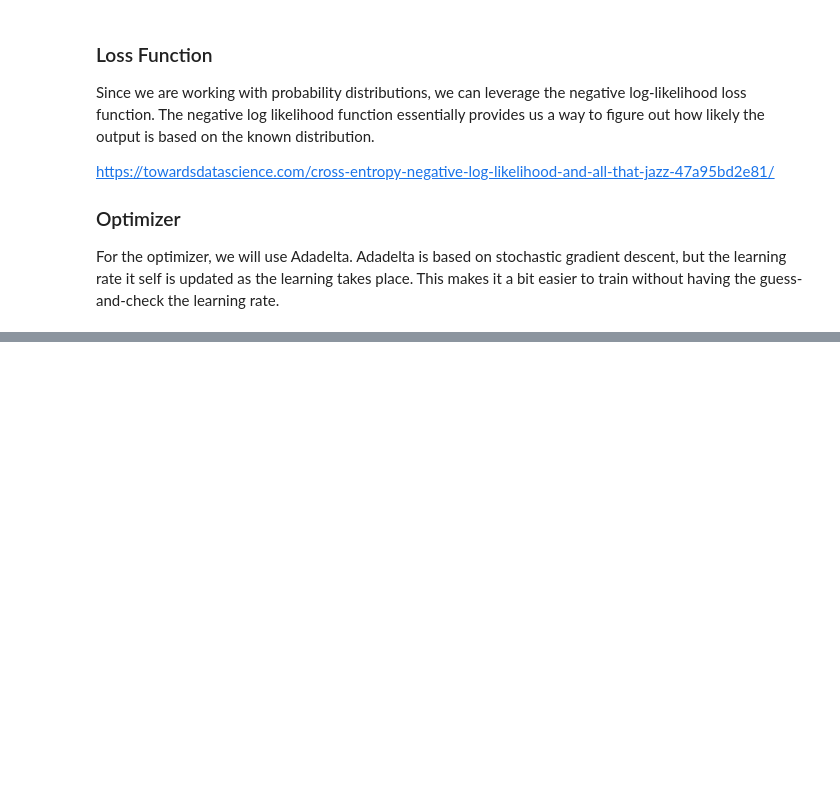
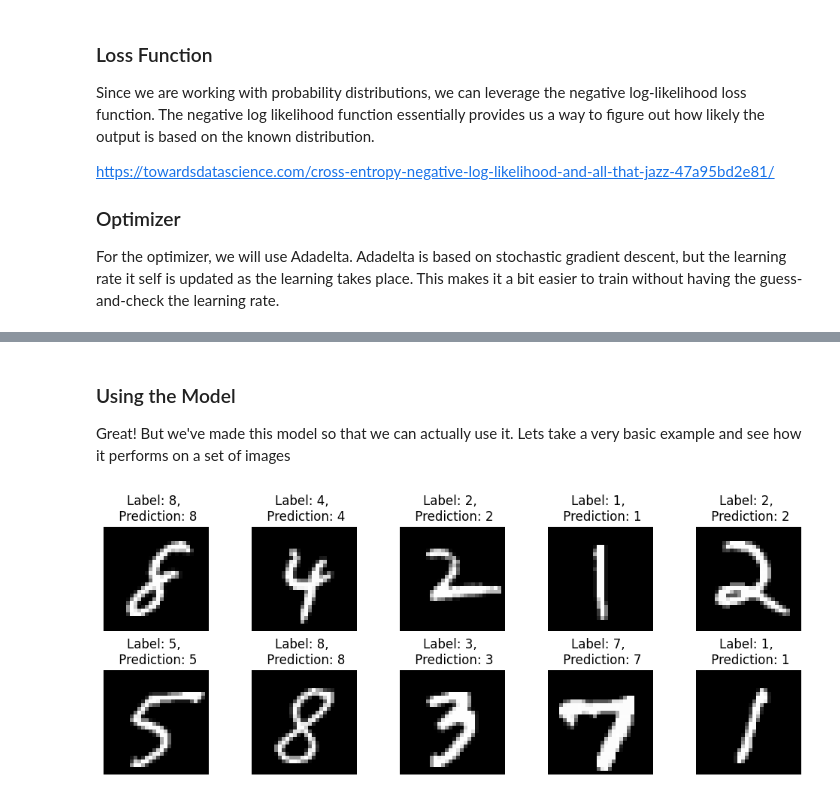
Before and after one commit to cbolles/upward_bound, a Jupyter notebook: ENERGIZE/day_2/5_MNIST.ipynb, the cells around one changed output, grey strips where cells are left out. Drawn from its saved outputs; the diff is of its cells as text; code cells hidden in the pictures; blank space fills up the shorter version.

Commit message:
Save model output and running of the model

```diff
--- a/ENERGIZE/day_2/5_MNIST.ipynb
+++ b/ENERGIZE/day_2/5_MNIST.ipynb
@@ -332,0 +351,41 @@ tensor([-2.4076, -0.4076, -1.4076])
+# %% [markdown]
+### Using the Model
+
+Great! But we've made this model so that we can actually use it. Lets take a very basic example and see how it performs on a set of images
+# %%
+from torchvision import datasets, transforms
+import torch
+from matplotlib import pyplot as plt
+
+# Using PyTorch's built in data for MNIST, we are telling it to download the training set
+train_set = datasets.MNIST('../data', train=True, download=True, transform=transforms.ToTensor())
+
+# The data loader then specifies how we can load in the downloaded images into Python
+dataloader = torch.utils.data.DataLoader(train_set, batch_size=10, shuffle=True)
+
+# Function to display images taken from https://pythonguides.com/pytorch-mnist/
+def show_images(images, labels, pred):
+    fig, axes = plt.subplots(2, 5, figsize=(10, 4))
+    axes = axes.flatten()
+
+    for i in range(10):
+        axes[i].imshow(images[i].reshape(28, 28), cmap='gray')
+        axes[i].set_title(f"Label: {labels[i]}, \n Prediction: {pred[i][0]}")
+        axes[i].axis('off')
+
+    plt.tight_layout()
+    plt.show()
+
+# Now we will pull out 10 images to look at
+images, labels = next(iter(dataloader))
+
+# Lets now run the model on the images to get the predictions
+model.eval()
+with torch.no_grad():
+    outputs = model(images.to(device))
+    pred = outputs.argmax(dim=1, keepdim=True).to('cpu')
+
+# Show images
+show_images(images, labels, pred)
+# %% [output]
+[figure, added]
```
Also changed, not shown: parts of 8 cells of this notebook, 1 other file.
